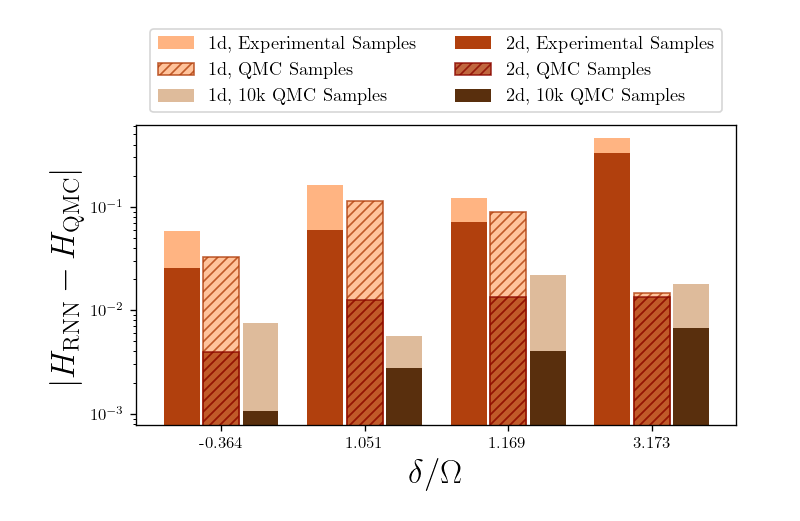
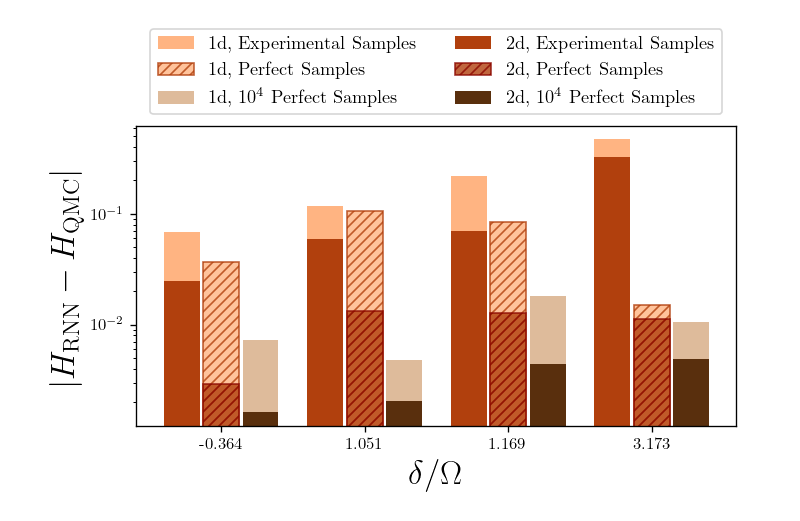
Before and after one commit to mschuylermoss/DataEnhancedVMC, a Jupyter notebook: KZ_sims/Figures/Figure8.ipynb, the cells around one changed output. Cells and saved outputs as stored; diff of their text form; code cells hidden in the pictures.

```diff
--- a/KZ_sims/Figures/Figure8.ipynb
+++ b/KZ_sims/Figures/Figure8.ipynb
@@ -34,16 +34,16 @@ def movingaverage(values, window):
     sma = np.convolve(values, weights, 'valid')
     return sma
 # %%
-def GetBestEs1(delta,moving_avg_fxn,window,exptrans,qmctrans,qmc10ktrans):
+def GetBestEs1(delta,seed,moving_avg_fxn,window,exptrans,qmctrans,qmc10ktrans):
 
     # Read in data
     VMC_train1 = np.load(f'../data/Final_Models/train_quantities/OneD_rnn/delta_{delta}/seed_111/vmc_only/Energy.npy')
-    ExpData_train1 = np.load(f'../data/Final_Models/train_quantities/OneD_rnn/delta_{delta}/seed_111/Exp_data/Energy.npy')
-    ExpHybrid_train1 = np.load(f'../data/Final_Models/train_quantities/OneD_rnn/delta_{delta}/seed_111/hybrid_train/{exptrans}_ds/lr_5e-05/Energy.npy')
-    QMCData_train1 = np.load(f'../data/Final_Models/train_quantities/OneD_rnn/delta_{delta}/seed_111/QMC_data/dset_size_1000/Energy.npy')
-    QMCHybrid_train1 = np.load(f'../data/Final_Models/train_quantities/OneD_rnn/delta_{delta}/seed_111/hybrid_train/hybrid_QMC_data/dset_size_1000/{qmctrans}_ds/lr_5e-05/Energy.npy')
-    QMCData10k_train1 = np.load(f'../data/Final_Models/train_quantities/OneD_rnn/delta_{delta}/seed_111/QMC_data/dset_size_10000/Energy.npy')
-    QMCHybrid10k_train1 = np.load(f'../data/Final_Models/train_quantities/OneD_rnn/delta_{delta}/seed_111/hybrid_train/hybrid_QMC_data/dset_size_10000/{qmc10ktrans}_ds/lr_5e-05/Energy.npy')
+    ExpData_train1 = np.load(f'../data/Final_Models/train_quantities/OneD_rnn/delta_{delta}/seed_{seed}/Exp_data/Energy.npy')
+    ExpHybrid_train1 = np.load(f'../data/Final_Models/train_quantities/OneD_rnn/delta_{delta}/seed_{seed}/hybrid_train/{exptrans}_ds/lr_5e-05/Energy.npy')
+    QMCData_train1 = np.load(f'../data/Final_Models/train_quantities/OneD_rnn/delta_{delta}/seed_{seed}/QMC_data/dset_size_1000/Energy.npy')
+    QMCHybrid_train1 = np.load(f'../data/Final_Models/train_quantities/OneD_rnn/delta_{delta}/seed_{seed}/hybrid_train/hybrid_QMC_data/dset_size_1000/{qmctrans}_ds/lr_5e-05/Energy.npy')
+    QMCData10k_train1 = np.load(f'../data/Final_Models/train_quantities/OneD_rnn/delta_{delta}/seed_{seed}/QMC_data/dset_size_10000/Energy.npy')
+    QMCHybrid10k_train1 = np.load(f'../data/Final_Models/train_quantities/OneD_rnn/delta_{delta}/seed_{seed}/hybrid_train/hybrid_QMC_data/dset_size_10000/{qmc10ktrans}_ds/lr_5e-05/Energy.npy')
 
     # Take lowest energy of moving average for each model
     VMC_E = np.min(moving_avg_fxn(VMC_train1,window))
@@ -56,23 +56,23 @@ def GetBestEs1(delta,moving_avg_fxn,window,exptrans,qmctrans,qmc10ktrans):
 
     return VMC_E, ExpData_E, ExpHybrid_E, QMCData_E, QMCHybrid_E, QMCData10k_E, QMCHybrid10k_E
 # %%
-def GetBestEs2(delta,moving_avg_fxn,window,exptrans,qmctrans,qmc10ktrans):
+def GetBestEs2(delta,seed,moving_avg_fxn,window,exptrans,qmctrans,qmc10ktrans):
 
     # Read in data
     VMC_train2 = np.load(f'../data/Final_Models/train_quantities/TwoD_rnn/delta_{delta}/seed_111/vmc_only/Energy.npy')
-    Data_train2 = np.load(f'../data/Final_Models/train_quantities/TwoD_rnn/delta_{delta}/seed_111/Exp_data/Energy.npy')
-    Hybrid_train2 = np.load(f'../data/Final_Models/train_quantities/TwoD_rnn/delta_{delta}/seed_111/hybrid_train/100_ds/lr_0.001/Energy.npy')
-    QMCData_train2 = np.load(f'../data/Final_Models/train_quantities/TwoD_rnn/delta_{delta}/seed_111/QMC_data/dset_size_1000/Energy.npy')
-    QMCHybrid_train2 = np.load(f'../data/Final_Models/train_quantities/TwoD_rnn/delta_{delta}/seed_111/hybrid_train/hybrid_QMC_data/dset_size_1000/{qmctrans}_ds/lr_0.001/Energy.npy')
-    QMCData10k_train2 = np.load(f'../data/Final_Models/train_quantities/TwoD_rnn/delta_{delta}/seed_111/QMC_data/dset_size_10000/Energy.npy')
-    QMCHybrid10k_train2 = np.load(f'../data/Final_Models/train_quantities/TwoD_rnn/delta_{delta}/seed_111/hybrid_train/hybrid_QMC_data/dset_size_10000/{qmc10ktrans}_ds/lr_0.001/Energy.npy')
+    Data_train2 = np.load(f'../data/Final_Models/train_quantities/TwoD_rnn/delta_{delta}/seed_{seed}/Exp_data/Energy.npy')
+    Hybrid_train2 = np.load(f'../data/Final_Models/train_quantities/TwoD_rnn/delta_{delta}/seed_{seed}/hybrid_train/{exptrans}_ds/lr_0.001/Energy.npy')
+    QMCData_train2 = np.load(f'../data/Final_Models/train_quantities/TwoD_rnn/delta_{delta}/seed_{seed}/QMC_data/dset_size_1000/Energy.npy')
+    QMCHybrid_train2 = np.load(f'../data/Final_Models/train_quantities/TwoD_rnn/delta_{delta}/seed_{seed}/hybrid_train/hybrid_QMC_data/dset_size_1000/{qmctrans}_ds/lr_0.001/Energy.npy')
+    QMCData10k_train2 = np.load(f'../data/Final_Models/train_quantities/TwoD_rnn/delta_{delta}/seed_{seed}/QMC_data/dset_size_10000/Energy.npy')
+    QMCHybrid10k_train2 = np.load(f'../data/Final_Models/train_quantities/TwoD_rnn/delta_{delta}/seed_{seed}/hybrid_train/hybrid_QMC_data/dset_size_10000/{qmc10ktrans}_ds/lr_0.001/Energy.npy')
 
     # Take lowest energy of moving average for each model
     VMC_E = np.min(moving_avg_fxn(VMC_train2,window))
-    ExpData_E = np.min(moving_avg_fxn(Data_train2,window))
+    ExpData_E = np.nanmin(moving_avg_fxn(Data_train2,window))
     ExpHybrid_E = np.min(moving_avg_fxn(Hybrid_train2,window))
     QMCData_E = np.nanmin(moving_avg_fxn(QMCData_train2,window))
-    QMCHybrid_E = np.min(moving_avg_fxn(QMCHybrid_train2,window))
+    QMCHybrid_E = np.nanmin(moving_avg_fxn(QMCHybrid_train2,window))
     QMCData10k_E = np.nanmin(moving_avg_fxn(QMCData10k_train2,window))
     QMCHybrid10k_E = np.min(moving_avg_fxn(QMCHybrid10k_train2,window))
 
@@ -133,26 +159,26 @@ TwoD_residuals = abs(TwoD_energies-compare.T)
 # %%
 plt.rcParams.update({"text.usetex":True,"font.family": "Helvetica"})
 X = np.arange(4)
 X_axis = ['-0.364','1.051','1.169','3.173']
 fig = plt.figure(1,figsize=(5,2.5), dpi=120, facecolor='w', edgecolor='k')
 ax = fig.add_axes([0,0,1,1])
 colors1 = sns.color_palette('pastel')
 colors2 = sns.color_palette('dark')
 ax.bar(X - 0.275, OneD_residuals[0], color = colors1[1], width = 0.25, label='1d, Experimental Samples')
-ax.bar(X - 0., OneD_residuals[2], color = colors1[1], alpha=0.8, width = 0.25, edgecolor=colors2[1], fill=True, hatch='////', linewidth=1, label='1d, QMC Samples')
-ax.bar(X + 0.275, abs(OneD_residuals[4]), color = colors1[5], width = 0.25, label='1d, 10k QMC Samples')
+ax.bar(X - 0., OneD_residuals[2], color = colors1[1], alpha=0.8, width = 0.25, edgecolor=colors2[1], fill=True, hatch='////', linewidth=1, label='1d, Perfect Samples')
+ax.bar(X + 0.275, abs(OneD_residuals[4]), color = colors1[5], width = 0.25, label='1d, $10^{4}$ Perfect Samples')
 ax.bar(X - 0.275, TwoD_residuals[0], color = colors2[1], width = 0.25, label='2d, Experimental Samples')
-ax.bar(X - 0., TwoD_residuals[2], color = colors2[1], alpha=0.8, width = 0.25, edgecolor=colors2[3], fill=True, hatch='////', linewidth=1, label='2d, QMC Samples')
-ax.bar(X + 0.275, abs(TwoD_residuals[4]), color = colors2[5], width = 0.25, label='2d, 10k QMC Samples')
+ax.bar(X - 0., TwoD_residuals[2], color = colors2[1], alpha=0.8, width = 0.25, edgecolor=colors2[3], fill=True, hatch='////', linewidth=1, label='2d, Perfect Samples')
+ax.bar(X + 0.275, abs(TwoD_residuals[4]), color = colors2[5], width = 0.25, label='2d, $10^{4}$ Perfect Samples')
 plt.xticks(X, X_axis)
 plt.xticks(X, X_axis)
 ax.set_yscale('log')
 plt.ylabel('$|H_{\\mathrm{RNN}}-H_{\\mathrm{QMC}}|$',fontsize=20)
 plt.legend(loc='center', ncol=2,bbox_to_anchor=(0.5, 1.18),fontsize=11)
 plt.xlabel('$\\delta/\\Omega$',fontsize=20)
 plt.show()
 # %% [output]
-[figure, old version]
+[figure, new version]
 # %%
 plt.rcParams.update({"text.usetex":True,"font.family": "Helvetica"})
 X = np.arange(4)
```
Also changed, not shown: parts of 5 cells of this notebook, 5 other files.
